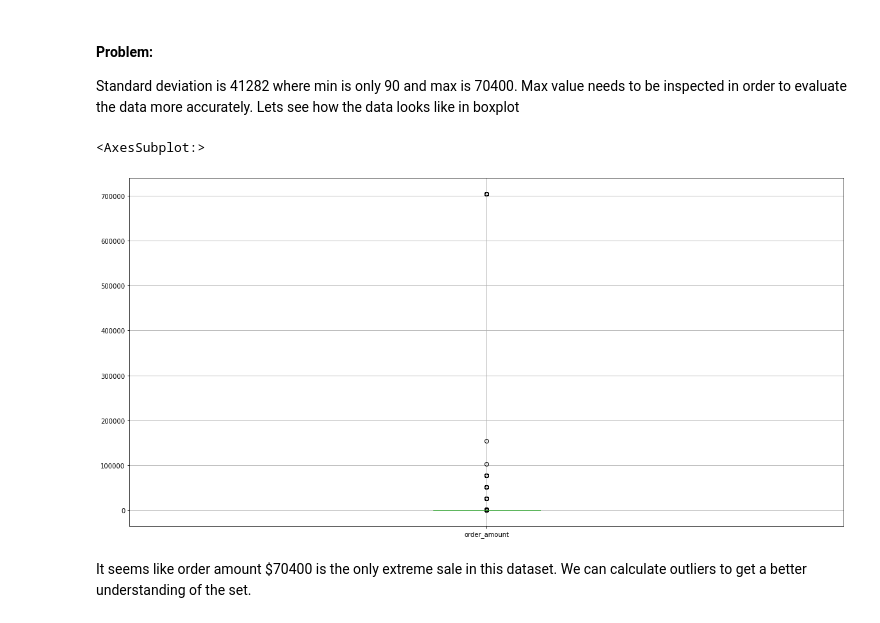
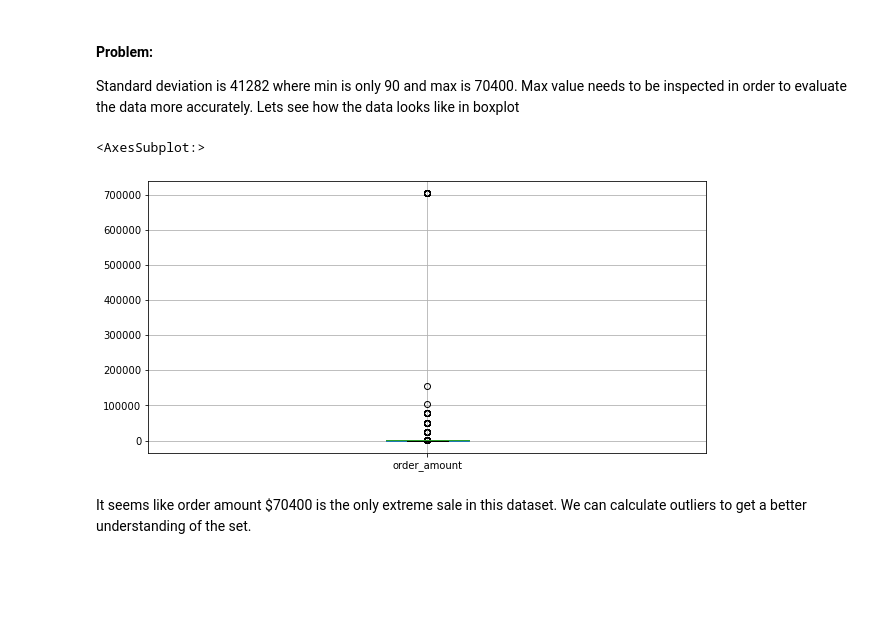
Before and after one commit to MuratCKoc/Fall_2021_DataScience_Intern_Challenge, a Jupyter notebook: Sneaker_AOV.ipynb, the cells around one changed output. Cells and saved outputs as stored; diff of their text form; code cells hidden in the pictures; blank space fills up the shorter version.

```diff
--- a/Sneaker_AOV.ipynb
+++ b/Sneaker_AOV.ipynb
@@ -106,10 +99,10 @@ shoe_df.describe()
 Standard deviation is 41282 where min is only 90 and max is 70400.
 Max value needs to be inspected in order to evaluate the data more accurately. Lets see how the data looks like in boxplot
 # %%
-shoe_df.boxplot("order_amount", figsize=(20,10))
+shoe_df.boxplot("order_amount", figsize=(10,5))
 # %% [output]
 <AxesSubplot:>
-[figure, old version]
+[figure, new version]
 # %% [markdown]
 It seems like order amount $70400 is the only extreme sale in this dataset. We can calculate outliers to get a better understanding of the set.
 # %%
```
Also changed, not shown: parts of 8 cells of this notebook.
